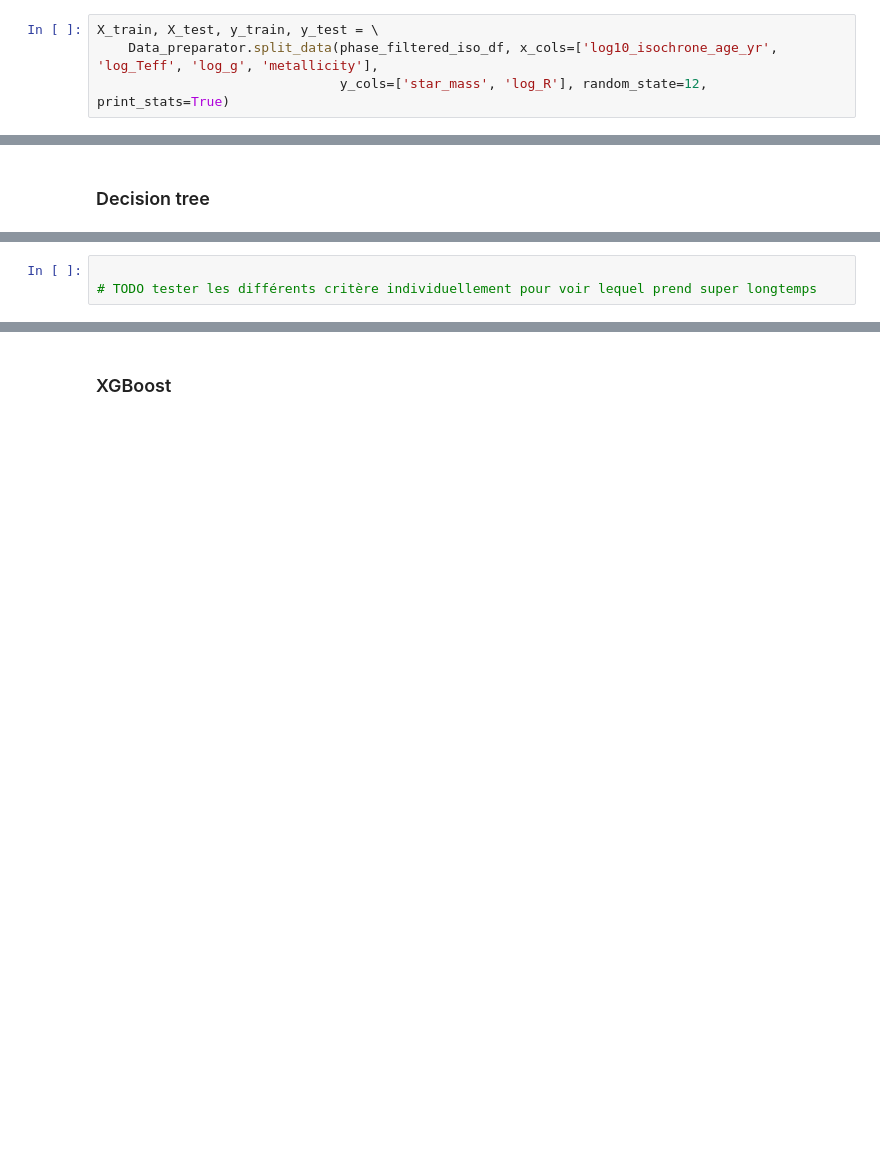
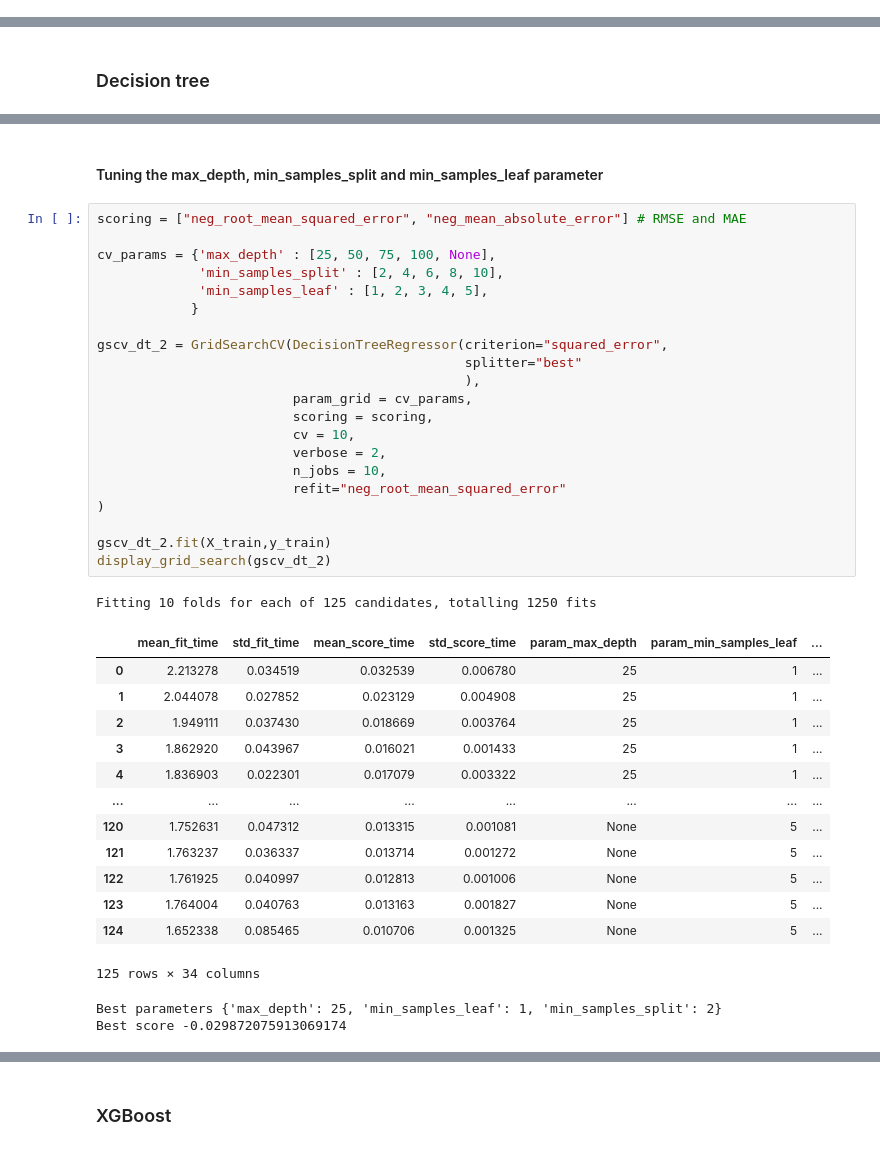
Before and after one commit to anpirott/thesis, a Jupyter notebook: notebooks/ML/method_ML/Model_A_partial/fine_tuned_models/MIST/fine_tuned_models.ipynb, the cells around one changed output, grey strips where cells are left out. Drawn from its saved outputs; the diff is of its cells as text; blank space fills up the shorter version.

```diff
--- a/notebooks/ML/method_ML/Model_A_partial/fine_tuned_models/MIST/fine_tuned_models.ipynb
+++ b/notebooks/ML/method_ML/Model_A_partial/fine_tuned_models/MIST/fine_tuned_models.ipynb
@@ -64,4 +67,0 @@ phase_filtered_iso_df = Data_preparator.filter_data(iso_df, {'phase':[0, 2, 3, 4
-# %%
-X_train, X_test, y_train, y_test = \
-    Data_preparator.split_data(phase_filtered_iso_df, x_cols=['log10_isochrone_age_yr', 'log_Teff', 'log_g', 'metallicity'],
-                               y_cols=['star_mass', 'log_R'], random_state=12, print_stats=True)
@@ -112,3 +206,40 @@ KeyboardInterrupt:
-# %%
-
-# TODO tester les différents critère individuellement pour voir lequel prend super longtemps
+# %% [markdown]
+#### Tuning the max_depth, min_samples_split and min_samples_leaf parameter
+# %%
+scoring = ["neg_root_mean_squared_error", "neg_mean_absolute_error"] # RMSE and MAE
+
+cv_params = {'max_depth' : [25, 50, 75, 100, None],
+             'min_samples_split' : [2, 4, 6, 8, 10],
+             'min_samples_leaf' : [1, 2, 3, 4, 5],
+            }
+
+gscv_dt_2 = GridSearchCV(DecisionTreeRegressor(criterion="squared_error",
+                                               splitter="best"
+                                               ),
+                         param_grid = cv_params,
+                         scoring = scoring,
+                         cv = 10,
+                         verbose = 2,
+                         n_jobs = 10,
+                         refit="neg_root_mean_squared_error"
+)
+
+gscv_dt_2.fit(X_train,y_train)
+display_grid_search(gscv_dt_2)
+# %% [output]
+Fitting 10 folds for each of 125 candidates, totalling 1250 fits
+|  | mean_fit_time | std_fit_time | mean_score_time | std_score_time | param_max_depth | param_min_samples_leaf | ... |
+| 0 | 2.213278 | 0.034519 | 0.032539 | 0.006780 | 25 | 1 | ... |
+| 1 | 2.044078 | 0.027852 | 0.023129 | 0.004908 | 25 | 1 | ... |
+| 2 | 1.949111 | 0.037430 | 0.018669 | 0.003764 | 25 | 1 | ... |
+| 3 | 1.862920 | 0.043967 | 0.016021 | 0.001433 | 25 | 1 | ... |
+| 4 | 1.836903 | 0.022301 | 0.017079 | 0.003322 | 25 | 1 | ... |
+| ... | ... | ... | ... | ... | ... | ... | ... |
+| 120 | 1.752631 | 0.047312 | 0.013315 | 0.001081 | None | 5 | ... |
+| 121 | 1.763237 | 0.036337 | 0.013714 | 0.001272 | None | 5 | ... |
+| 122 | 1.761925 | 0.040997 | 0.012813 | 0.001006 | None | 5 | ... |
+| 123 | 1.764004 | 0.040763 | 0.013163 | 0.001827 | None | 5 | ... |
+| 124 | 1.652338 | 0.085465 | 0.010706 | 0.001325 | None | 5 | ... |
+125 rows × 34 columns
+Best parameters {'max_depth': 25, 'min_samples_leaf': 1, 'min_samples_split': 2}
+Best score -0.029872075913069174
```
Also changed, not shown: parts of 38 cells of this notebook, 4 other files.
